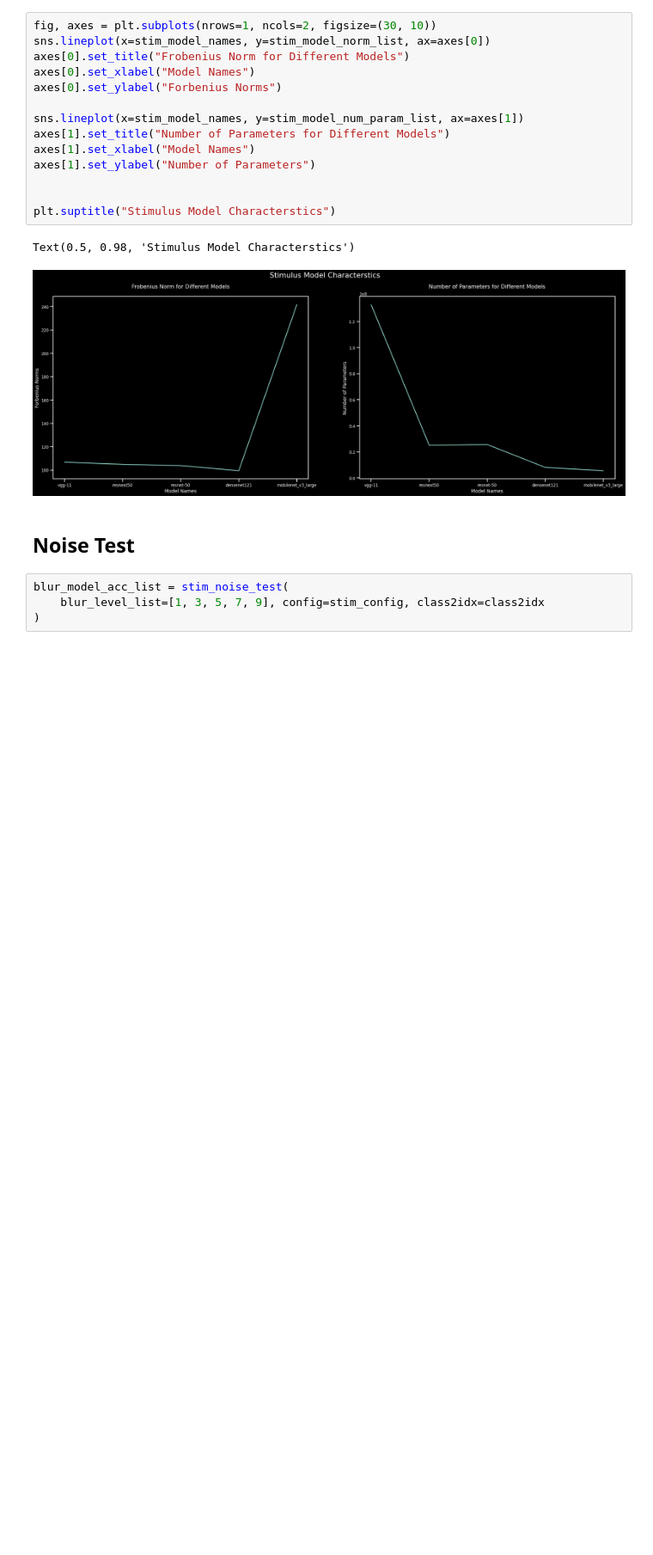
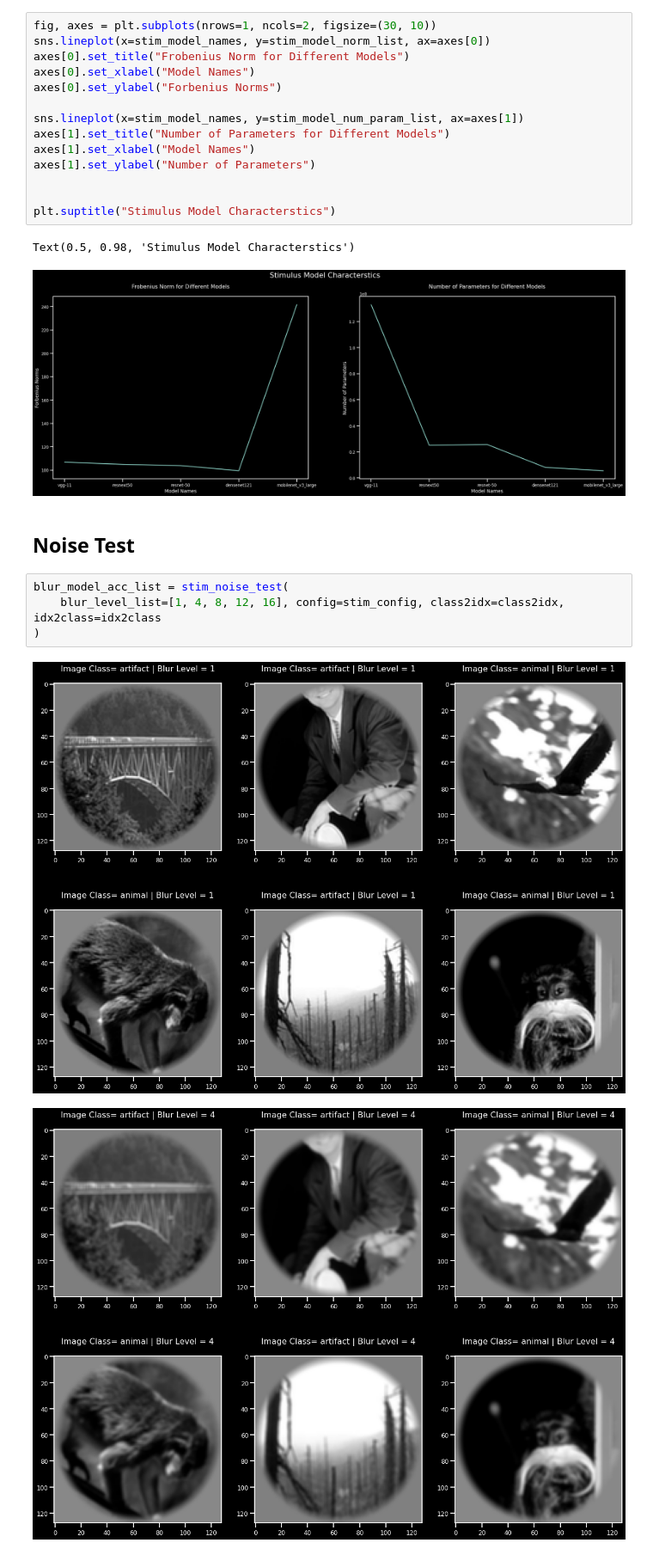
Before and after one commit to theairbend3r/decoding-thoughts, a Jupyter notebook: notebooks/04_similarity_analysis.ipynb, the cells around one changed output. Shown at 86% size. Drawn from its saved outputs; the diff is of its cells as text; blank space fills up the shorter version.

```diff
--- a/notebooks/04_similarity_analysis.ipynb
+++ b/notebooks/04_similarity_analysis.ipynb
@@ -135,5 +146,8 @@ Text(0.5, 0.98, 'Stimulus Model Characterstics')
 ## Noise Test
 # %%
 blur_model_acc_list = stim_noise_test(
-    blur_level_list=[1, 3, 5, 7, 9], config=stim_config, class2idx=class2idx
+    blur_level_list=[1, 4, 8, 12, 16], config=stim_config, class2idx=class2idx, idx2class=idx2class
 )
+# %% [output]
+[figure, added]
+[figure, added]
```
Also changed, not shown: parts of 6 cells of this notebook, 4 other files.
